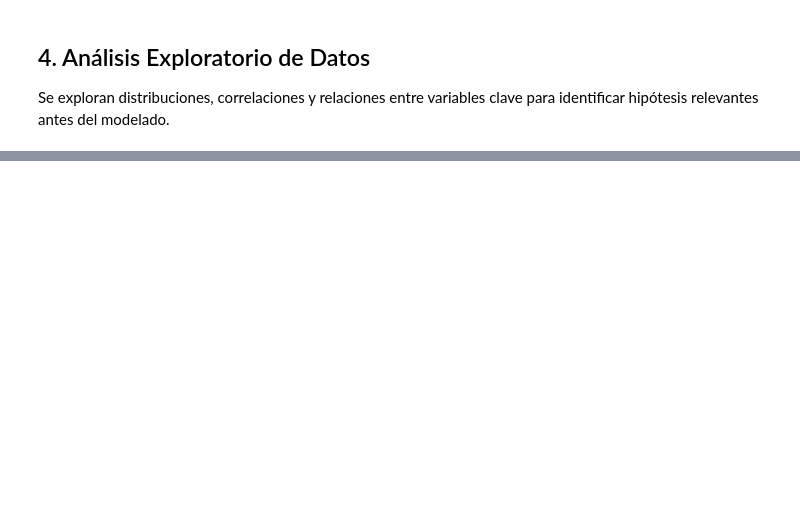
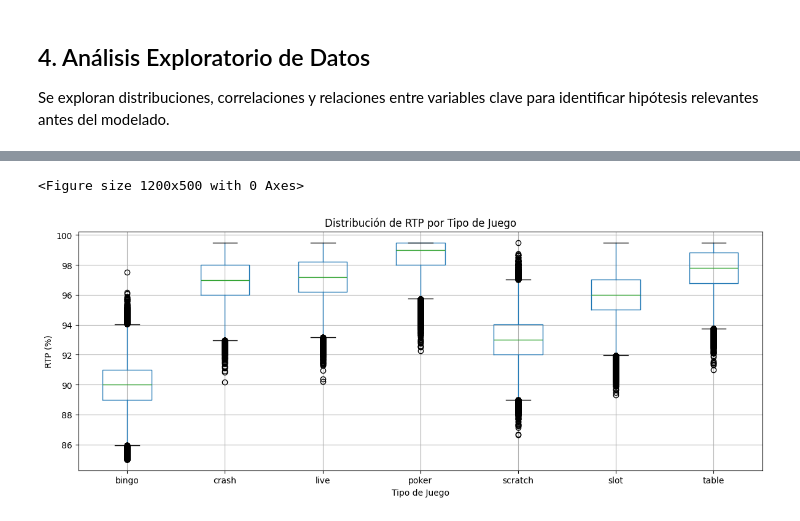
Before and after one commit to Kintsukuro1/Mineria-Datos, a Jupyter notebook: proyecto_mineria_felipe_ruiz.ipynb, the cells around one changed output, grey strips where cells are left out. Saved outputs shown, nothing was run; the diff lists cells and outputs as text; code cells hidden in the pictures; blank space fills up the shorter version.

```diff
--- a/proyecto_mineria_felipe_ruiz.ipynb
+++ b/proyecto_mineria_felipe_ruiz.ipynb
@@ -464,0 +477,14 @@ Este modelo es directamente aplicable en departamentos de producto y marketing d
+# %%
+# ── Distribución de RTP por tipo de juego (Objetivo 2) ───────────────────────
+if 'game_type' in df.columns:
+    plt.figure(figsize=(12, 5))
+    df.boxplot(column='rtp', by='game_type', figsize=(12, 5))
+    plt.suptitle('')
+    plt.title('Distribución de RTP por Tipo de Juego')
+    plt.xlabel('Tipo de Juego')
+    plt.ylabel('RTP (%)')
+    plt.tight_layout()
+    plt.show()
+# %% [output]
+<Figure size 1200x500 with 0 Axes>
+[figure, added]
```
Also changed, not shown: parts of 71 cells of this notebook.
